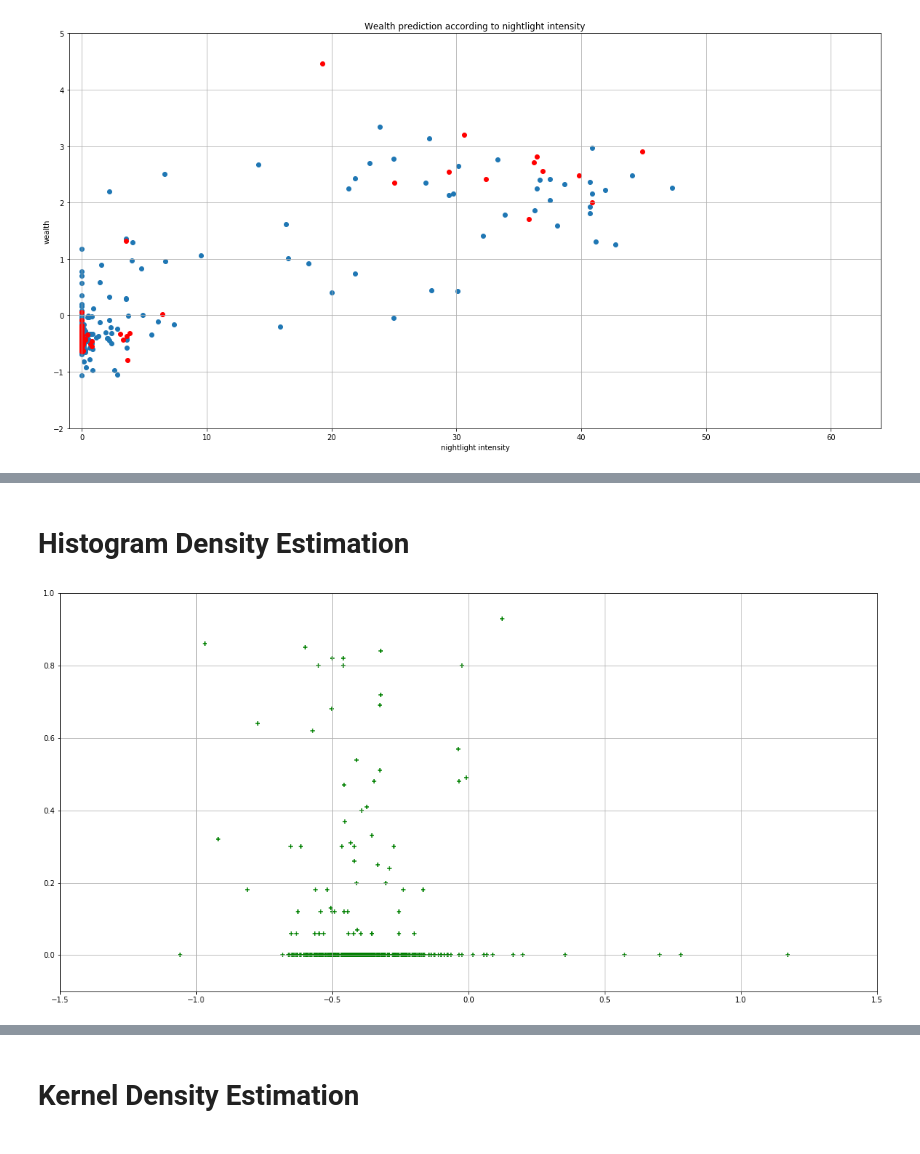
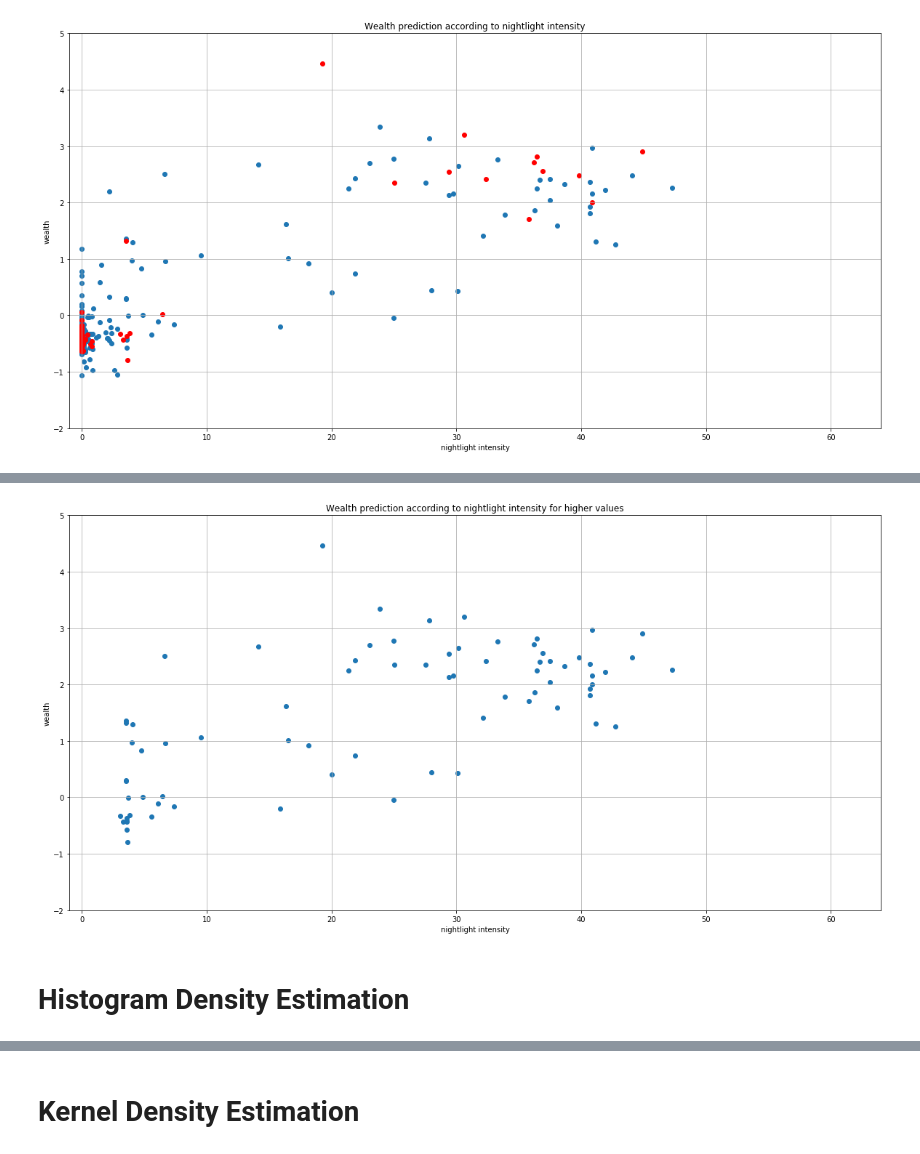
Before and after one commit to ridouaneg/Predict-poverty-from-space, a Jupyter notebook: density_estimation.ipynb, the cells around one changed output, grey strips where cells are left out. Saved outputs shown, nothing was run; the diff lists cells and outputs as text; code cells hidden in the pictures.

```diff
--- a/density_estimation.ipynb
+++ b/density_estimation.ipynb
@@ -31,2 +68,14 @@ plt.show()
+# %%
+plt.figure(figsize=(20, 10))
+plt.grid()
+plt.xlim(-1, 64)
+plt.ylim(-2, 5)
+plt.title('Wealth prediction according to nightlight intensity for higher values')
+plt.xlabel('nightlight intensity')
+plt.ylabel('wealth')
+plt.scatter(X_high, y_high)
+plt.show()
+# %% [output]
+[figure, added]
 # %% [markdown]
 # Histogram Density Estimation
@@ -42,12 +82,3 @@ y_low = np.resize(y_low, (len(y_low), 1))
-# %%
-plt.figure(figsize=(20, 10))
-plt.grid()
-plt.xlim(-1.5, 1.5)
-plt.ylim(-0.1, 1)
-plt.scatter(y_low, X_low, color='g', marker='+')
-plt.show()
-# %% [output]
-[figure, removed]
 # %%
 print(np.shape(X_low))
 print(y_train[0])
```
Also changed, not shown: parts of 40 cells of this notebook.
